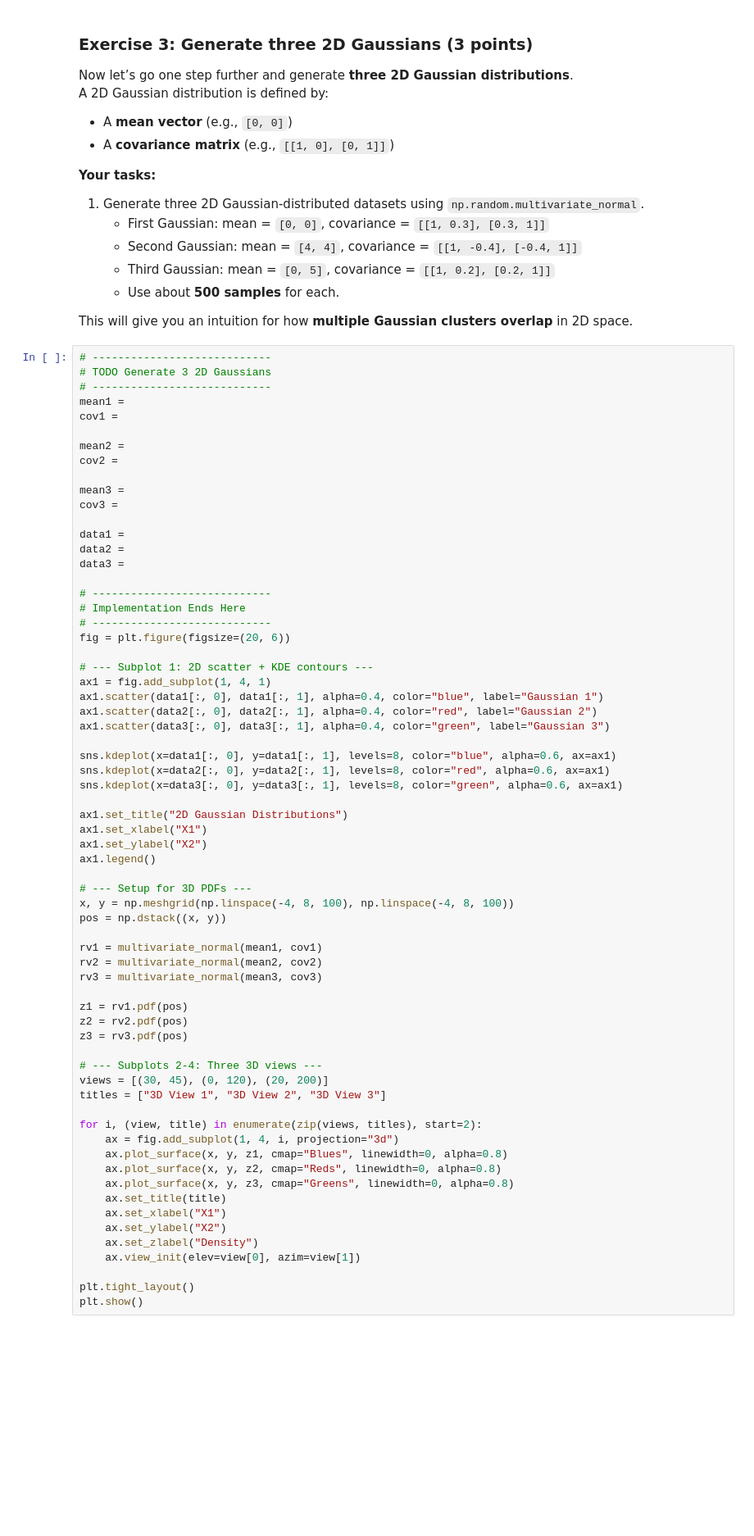
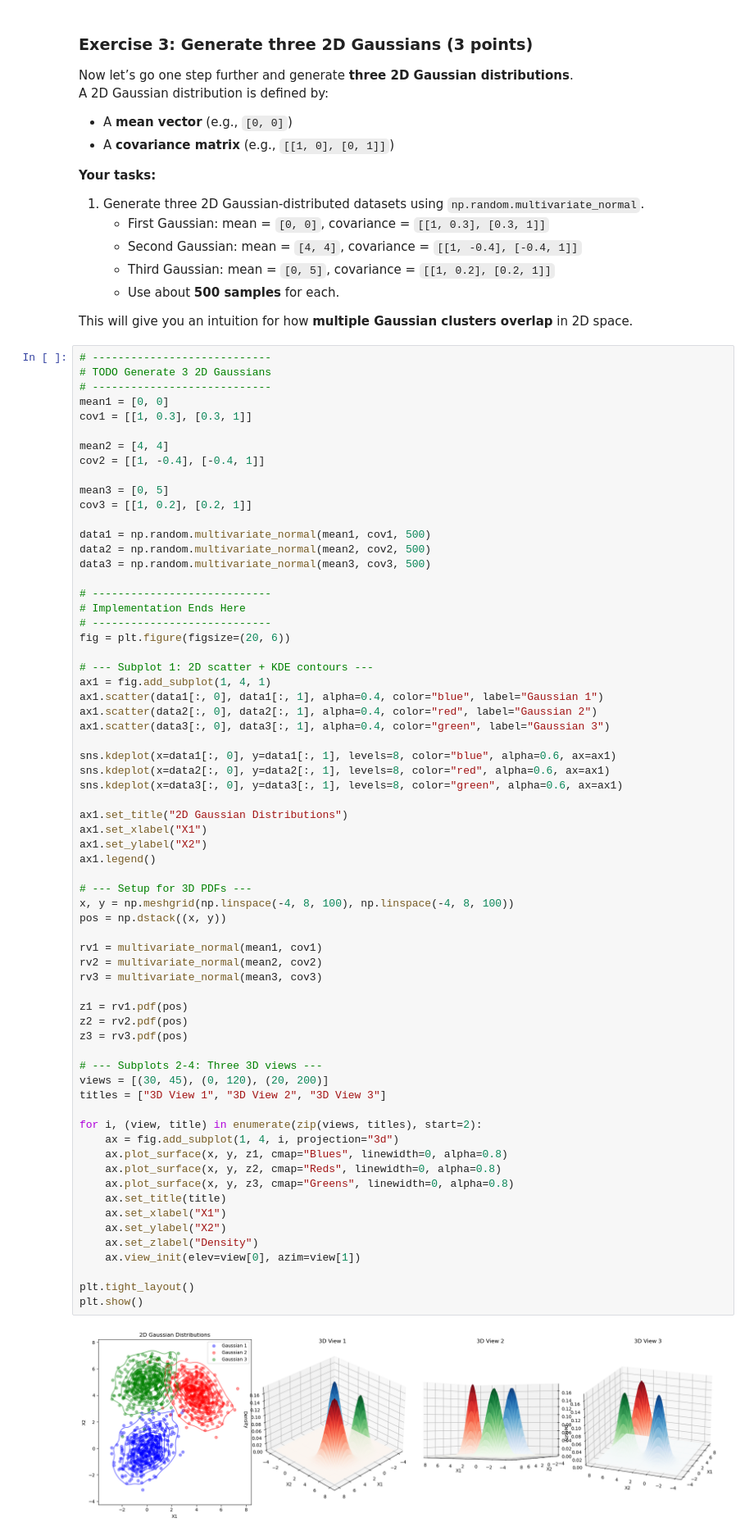
Before and after one commit to CS506-Boston-University/lab5-wqparker, a Jupyter notebook: lab5.ipynb, the cells around one changed output. Shown at 82% size. Drawn from its saved outputs; the diff is of its cells as text; blank space fills up the shorter version.

```diff
--- a/lab5.ipynb
+++ b/lab5.ipynb
@@ -154,18 +159,18 @@ This will give you an intuition for how **multiple Gaussian clusters overlap** i
 # ----------------------------
 # TODO Generate 3 2D Gaussians
 # ----------------------------
-mean1 =
-cov1 =
+mean1 = [0, 0]
+cov1 = [[1, 0.3], [0.3, 1]]
 
-mean2 =
-cov2 =
+mean2 = [4, 4]
+cov2 = [[1, -0.4], [-0.4, 1]]
 
-mean3 =
-cov3 =
+mean3 = [0, 5]
+cov3 = [[1, 0.2], [0.2, 1]]
 
-data1 =
-data2 =
-data3 =
+data1 = np.random.multivariate_normal(mean1, cov1, 500)
+data2 = np.random.multivariate_normal(mean2, cov2, 500)
+data3 = np.random.multivariate_normal(mean3, cov3, 500)
 
 # ----------------------------
 # Implementation Ends Here
@@ -189,33 +194,35 @@ ax1.legend()
 
 # --- Setup for 3D PDFs ---
 x, y = np.meshgrid(np.linspace(-4, 8, 100), np.linspace(-4, 8, 100))
 pos = np.dstack((x, y))
 
 rv1 = multivariate_normal(mean1, cov1)
 rv2 = multivariate_normal(mean2, cov2)
 rv3 = multivariate_normal(mean3, cov3)
 
 z1 = rv1.pdf(pos)
 z2 = rv2.pdf(pos)
 z3 = rv3.pdf(pos)
 
 # --- Subplots 2-4: Three 3D views ---
 views = [(30, 45), (0, 120), (20, 200)]
 titles = ["3D View 1", "3D View 2", "3D View 3"]
 
 for i, (view, title) in enumerate(zip(views, titles), start=2):
     ax = fig.add_subplot(1, 4, i, projection="3d")
     ax.plot_surface(x, y, z1, cmap="Blues", linewidth=0, alpha=0.8)
     ax.plot_surface(x, y, z2, cmap="Reds", linewidth=0, alpha=0.8)
     ax.plot_surface(x, y, z3, cmap="Greens", linewidth=0, alpha=0.8)
     ax.set_title(title)
     ax.set_xlabel("X1")
     ax.set_ylabel("X2")
     ax.set_zlabel("Density")
     ax.view_init(elev=view[0], azim=view[1])
 
 plt.tight_layout()
 plt.show()
+# %% [output]
+[figure, added]
 # %% [markdown]
 ### Exercise 4: Train a Gaussian Mixture Model (GMM) using Expectation–Maximization (8 points)
 
```
Also changed, not shown: parts of 9 cells of this notebook.
